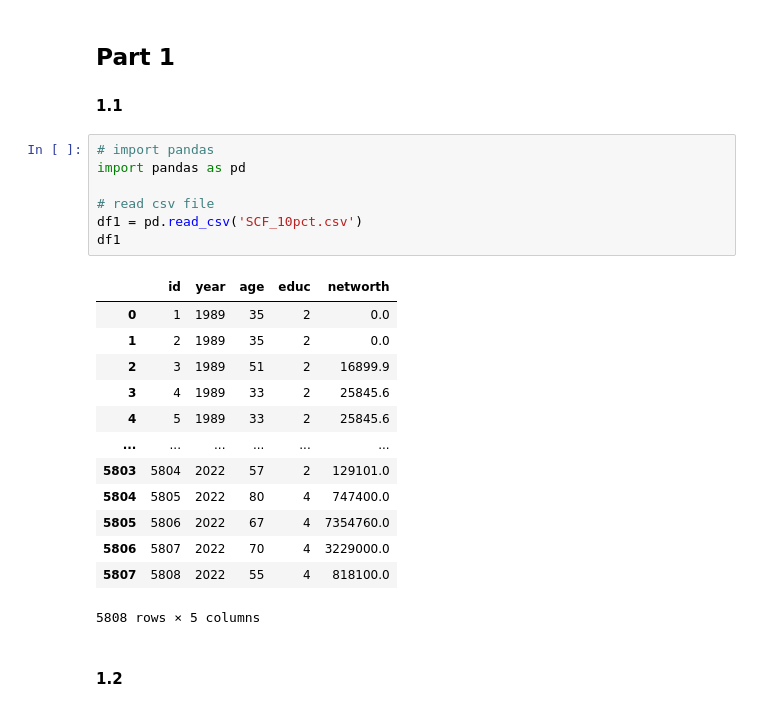
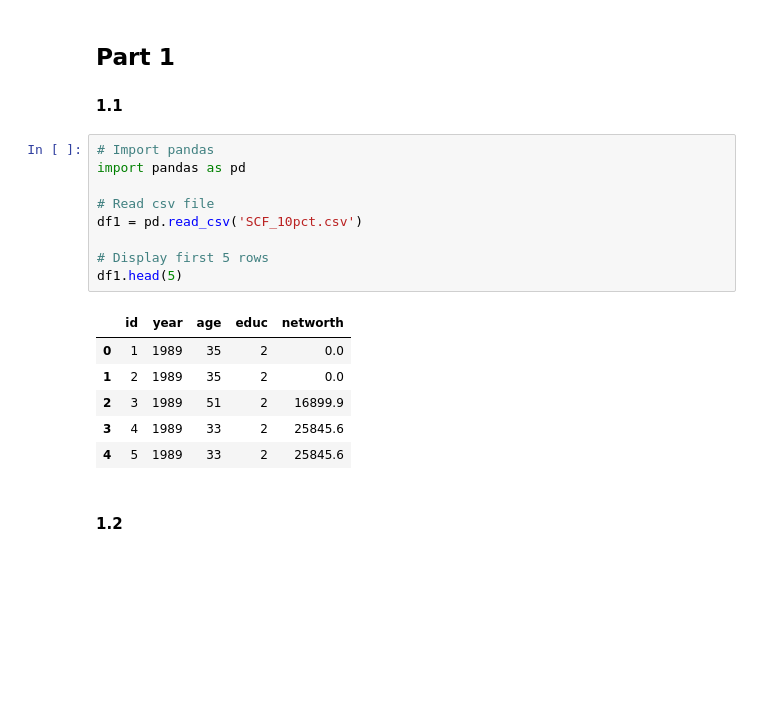
Before and after one commit to helenadaul/TECH2-H25-assignment2, a Jupyter notebook: assignment2.ipynb, the cells around one changed output. Drawn from its saved outputs; the diff is of its cells as text; blank space fills up the shorter version.

```diff
--- a/assignment2.ipynb
+++ b/assignment2.ipynb
@@ -62,26 +62,21 @@ Remember to add axis labels, titles, and legends (where applicable) to all your
 ## Part 1
 #### __1.1__
 # %%
-# import pandas
+# Import pandas
 import pandas as pd
 
-# read csv file
+# Read csv file
 df1 = pd.read_csv('SCF_10pct.csv')
-df1
+
+# Display first 5 rows
+df1.head(5)
 # %% [output]
 |  | id | year | age | educ | networth |
 | 0 | 1 | 1989 | 35 | 2 | 0.0 |
 | 1 | 2 | 1989 | 35 | 2 | 0.0 |
 | 2 | 3 | 1989 | 51 | 2 | 16899.9 |
 | 3 | 4 | 1989 | 33 | 2 | 25845.6 |
 | 4 | 5 | 1989 | 33 | 2 | 25845.6 |
-| ... | ... | ... | ... | ... | ... |
-| 5803 | 5804 | 2022 | 57 | 2 | 129101.0 |
-| 5804 | 5805 | 2022 | 80 | 4 | 747400.0 |
-| 5805 | 5806 | 2022 | 67 | 4 | 7354760.0 |
-| 5806 | 5807 | 2022 | 70 | 4 | 3229000.0 |
-| 5807 | 5808 | 2022 | 55 | 4 | 818100.0 |
-5808 rows × 5 columns
 # %% [markdown]
 #### __1.2__
 # %%
```
Also changed, not shown: parts of 15 cells of this notebook.
